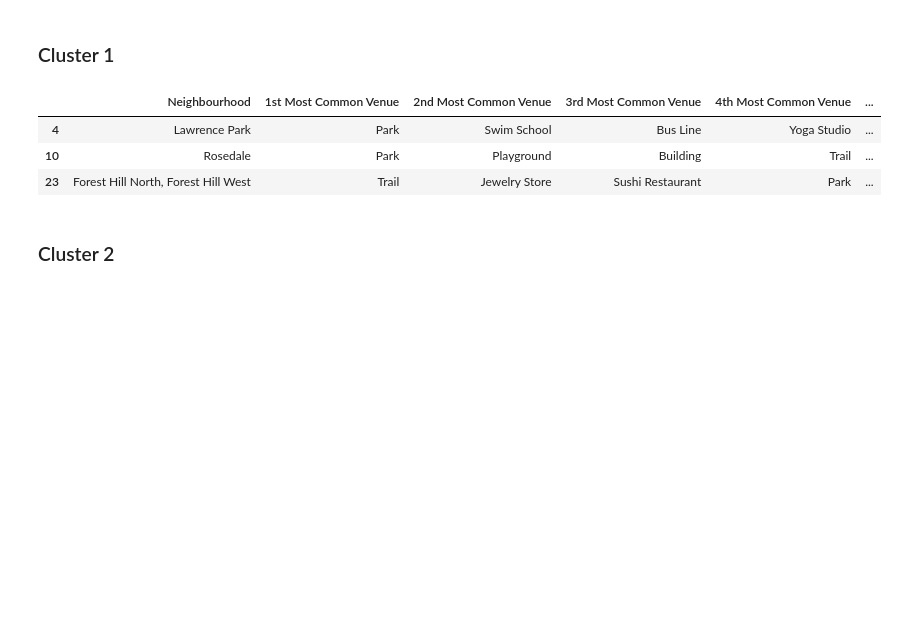
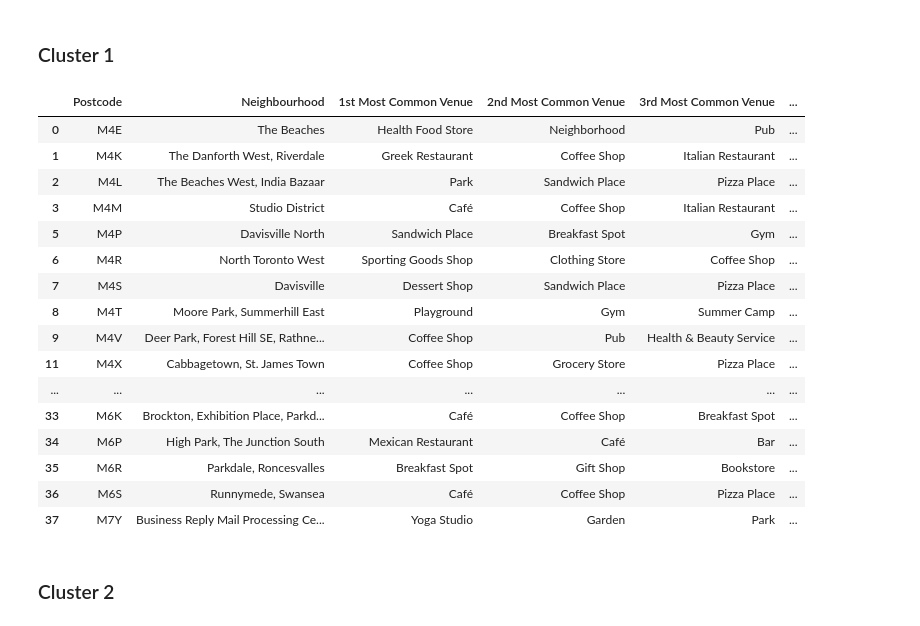
Before and after one commit to kavinthangaraj/Coursera_capstone, a Jupyter notebook: Toronto_data.ipynb, the cells around one changed output. Saved outputs shown, nothing was run; the diff lists cells and outputs as text; code cells hidden in the pictures; blank space fills up the shorter version.

```diff
--- a/Toronto_data.ipynb
+++ b/Toronto_data.ipynb
@@ -527,6 +528,6 @@ toronto_onehot.head()
 # %% [markdown]
 Now, we group the neighbourhood and analyze the frequency (popularity) of each category in that particular neighbourhood
 # %%
-toronto_grouped = toronto_onehot.groupby(by=['Neighbourhood']).mean().reset_index()
+toronto_grouped = toronto_onehot.groupby(by=['Postcode']).mean().reset_index()
 toronto_grouped
 # %% [output]
@@ -568,7 +569,7 @@ indicators = ['st', 'nd', 'rd']  # naming the columns
 
 # create columns according to number of top venues
 
-columns = ['Neighbourhood']
+columns = ['Postcode']
 for ind in np.arange(num):
     try:
         columns.append('{}{} Most Common Venue'.format(ind+1, indicators[ind]))
@@ -578,7 +579,7 @@ for ind in np.arange(num):
 # create a new dataframe
 
 neighbourhood_venues_sorted = pd.DataFrame(columns=columns)
-neighbourhood_venues_sorted['Neighbourhood'] = toronto_grouped['Neighbourhood']
+neighbourhood_venues_sorted['Postcode'] = toronto_grouped['Postcode']
 
 #calling the function
 
@@ -603,11 +604,11 @@ from sklearn.cluster import KMeans
 # %%
 # create an instance for KMeans
 
-num_clusters = 4    # number of clusters
+num_clusters = 3    # number of clusters
 
-toronto_grouped_clustering = toronto_grouped.drop(['Neighbourhood'], axis=1)
+toronto_grouped_clustering = toronto_grouped.drop(['Postcode'], axis=1)
 
-kcluster = KMeans(n_clusters=num_clusters, random_state=42).fit(toronto_grouped_clustering)
+kcluster = KMeans(n_clusters=num_clusters, random_state=7).fit(toronto_grouped_clustering)
 # %%
 kcluster.labels_
 # %% [output]
@@ -616,11 +617,11 @@ array([1, 1, 1, 1, 1, 1, 1, 1, 1, 1, 1, 1, 1, 1, 1, 1, 1, 0, 1, 1, 1, 1,
 # %%
 # merging the toronto_dataframe with cluster labels and most common categories
 
-neighbourhood_venues_sorted.insert(0, 'Cluster Label', kcluster.labels_)
+neighbourhood_venues_sorted.insert(0, 'Cluster Labels', kcluster.labels_)
 
 toronto_merged = toronto
 
-toronto_merged = toronto_merged.join(neighbourhood_venues_sorted.set_index('Neighbourhood'), on='Neighbourhood')
+toronto_merged = toronto_merged.join(neighbourhood_venues_sorted.set_index('Postcode'), on='Postcode')
 
 toronto_merged.head()
 # %% [output]
@@ -673,12 +674,25 @@ Each cluster can be examined on the basis of classification of clusters based on
 # %% [markdown]
 ### Cluster 1
 # %%
-toronto_merged.loc[toronto_merged['Cluster Label'] == 0, toronto_merged.columns[[2] + list(range(6, toronto_merged.shape[1]))]]
+toronto_merged.loc[toronto_merged['Cluster Labels'] == 0, toronto_merged.columns[[0] + [2] + list(range(6, toronto_merged.shape[1]))]]
 # %% [output]
-|  | Neighbourhood | 1st Most Common Venue | 2nd Most Common Venue | 3rd Most Common Venue | 4th Most Common Venue | ... |
-| 4 | Lawrence Park | Park | Swim School | Bus Line | Yoga Studio | ... |
-| 10 | Rosedale | Park | Playground | Building | Trail | ... |
-| 23 | Forest Hill North, Forest Hill West | Trail | Jewelry Store | Sushi Restaurant | Park | ... |
+|  | Postcode | Neighbourhood | 1st Most Common Venue | 2nd Most Common Venue | 3rd Most Common Venue | ... |
+| 0 | M4E | The Beaches | Health Food Store | Neighborhood | Pub | ... |
+| 1 | M4K | The Danforth West, Riverdale | Greek Restaurant | Coffee Shop | Italian Restaurant | ... |
+| 2 | M4L | The Beaches West, India Bazaar | Park | Sandwich Place | Pizza Place | ... |
+| 3 | M4M | Studio District | Café | Coffee Shop | Italian Restaurant | ... |
+| 5 | M4P | Davisville North | Sandwich Place | Breakfast Spot | Gym | ... |
+| 6 | M4R | North Toronto West | Sporting Goods Shop | Clothing Store | Coffee Shop | ... |
+| 7 | M4S | Davisville | Dessert Shop | Sandwich Place | Pizza Place | ... |
+| 8 | M4T | Moore Park, Summerhill East | Playground | Gym | Summer Camp | ... |
+| 9 | M4V | Deer Park, Forest Hill SE, Rathne... | Coffee Shop | Pub | Health & Beauty Service | ... |
+| 11 | M4X | Cabbagetown, St. James Town | Coffee Shop | Grocery Store | Pizza Place | ... |
+| ... | ... | ... | ... | ... | ... | ... |
+| 33 | M6K | Brockton, Exhibition Place, Parkd... | Café | Coffee Shop | Breakfast Spot | ... |
+| 34 | M6P | High Park, The Junction South | Mexican Restaurant | Café | Bar | ... |
+| 35 | M6R | Parkdale, Roncesvalles | Breakfast Spot | Gift Shop | Bookstore | ... |
+| 36 | M6S | Runnymede, Swansea | Café | Coffee Shop | Pizza Place | ... |
+| 37 | M7Y | Business Reply Mail Processing Ce... | Yoga Studio | Garden | Park | ... |
 # %% [markdown]
 ### Cluster 2
 # %%
```
Also changed, not shown: parts of 20 cells of this notebook.
